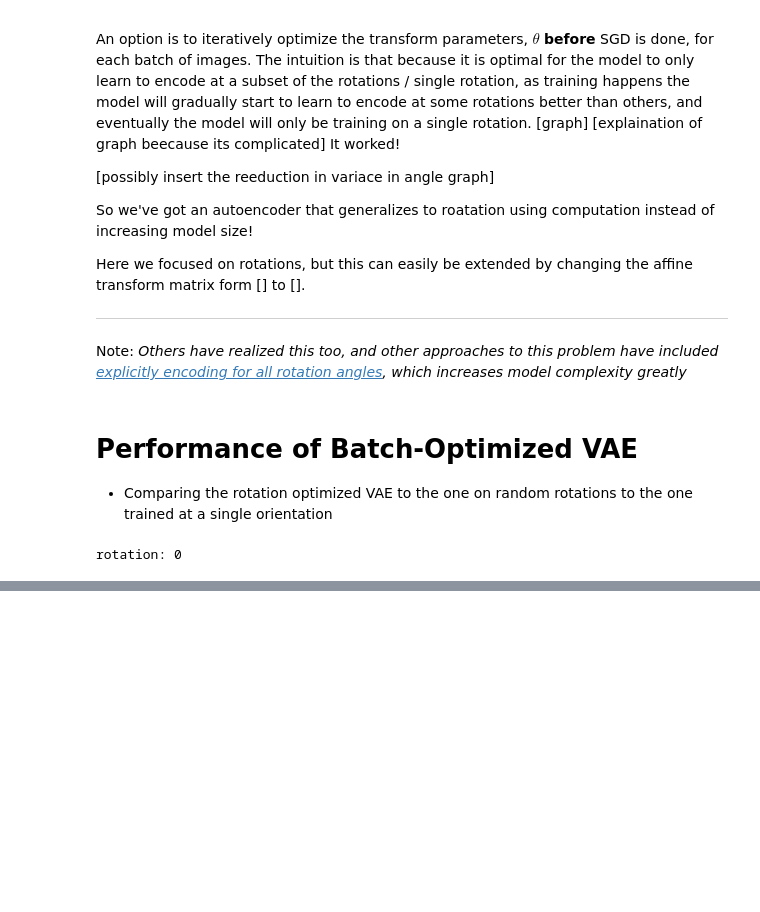
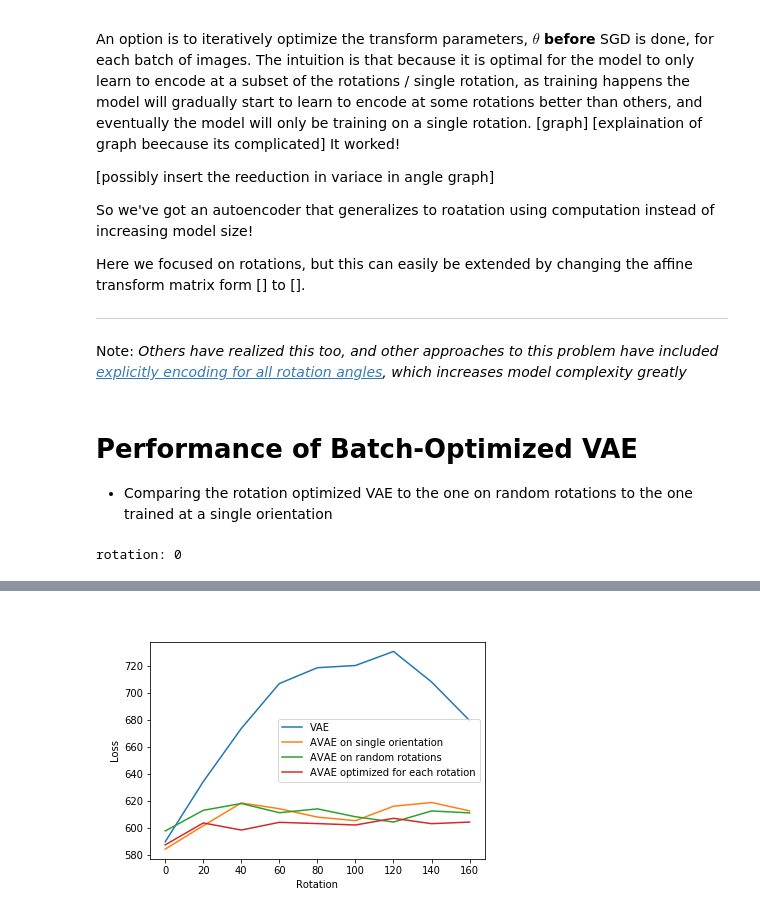
Before and after one commit to renebidart/affine-variational-autoencoder, a Jupyter notebook: notebooks/optimizing_batch_rotation.ipynb, the cells around one changed output, grey strips where cells are left out. Cells and saved outputs as stored; diff of their text form; code cells hidden in the pictures; blank space fills up the shorter version.

```diff
--- a/notebooks/optimizing_batch_rotation.ipynb
+++ b/notebooks/optimizing_batch_rotation.ipynb
@@ -304,0 +312,5 @@ display(result)
+# %%
+result = Image.open('/media/rene/code/equivariance/imgs/affine_L8_rot_compare_all_sgd20_r30_600t.png')
+display(result)
+# %% [output]
+[figure, added]
```
Also changed, not shown: parts of 9 cells of this notebook, 13 other files.
